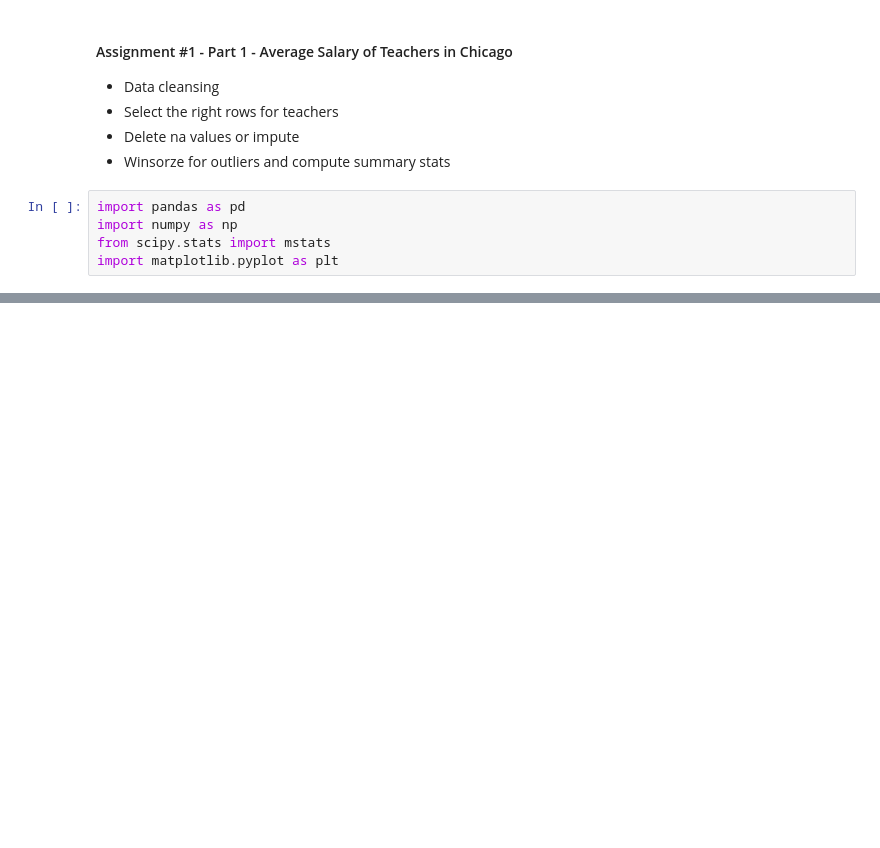
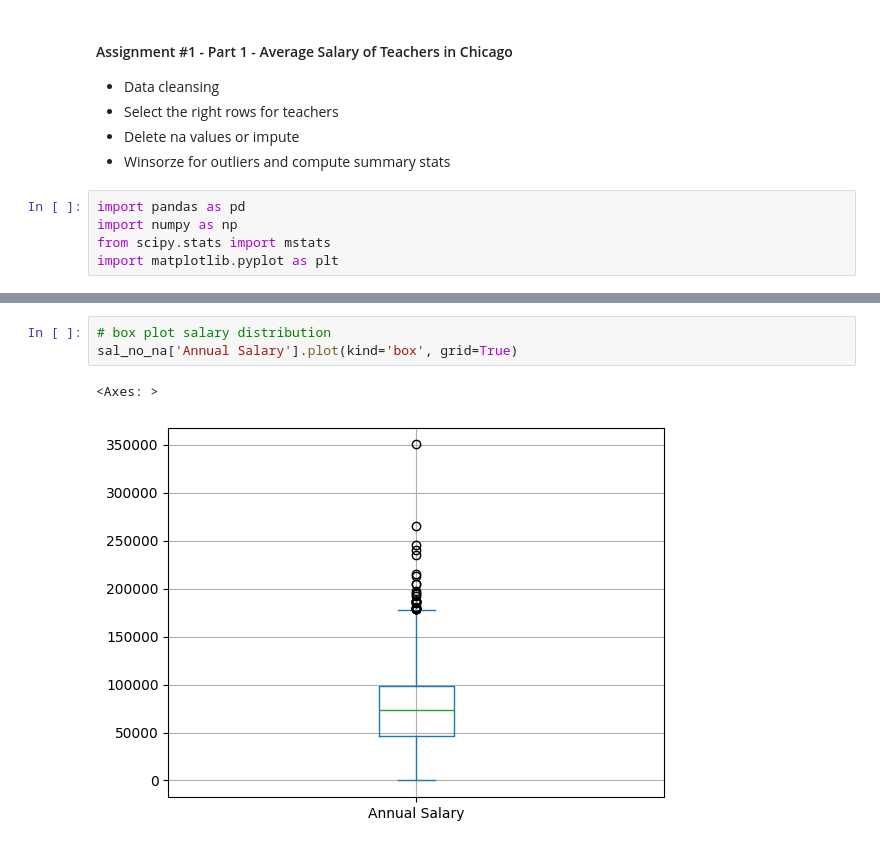
Before and after one commit to code-better-everyday/mas, a Jupyter notebook: CSP571/src/assignment1.ipynb, the cells around one changed output, grey strips where cells are left out. Drawn from its saved outputs; the diff is of its cells as text; blank space fills up the shorter version.

```diff
--- a/CSP571/src/assignment1.ipynb
+++ b/CSP571/src/assignment1.ipynb
@@ -75,0 +45,6 @@ teachers_nonull['Annual Salary'].plot(kind='box')
+# %%
+# box plot salary distribution
+sal_no_na['Annual Salary'].plot(kind='box', grid=True)
+# %% [output]
+<Axes: >
+[figure, added]
```
Also changed, not shown: parts of 20 cells of this notebook, 17 other files.
